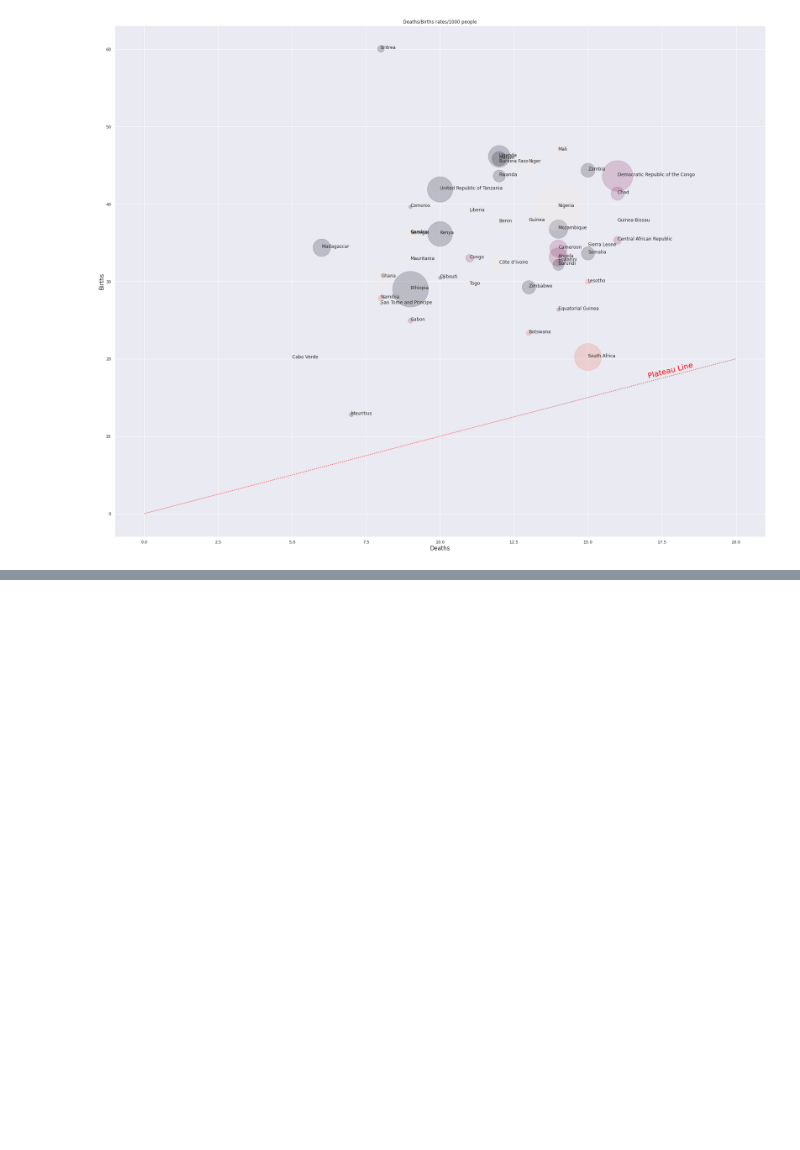
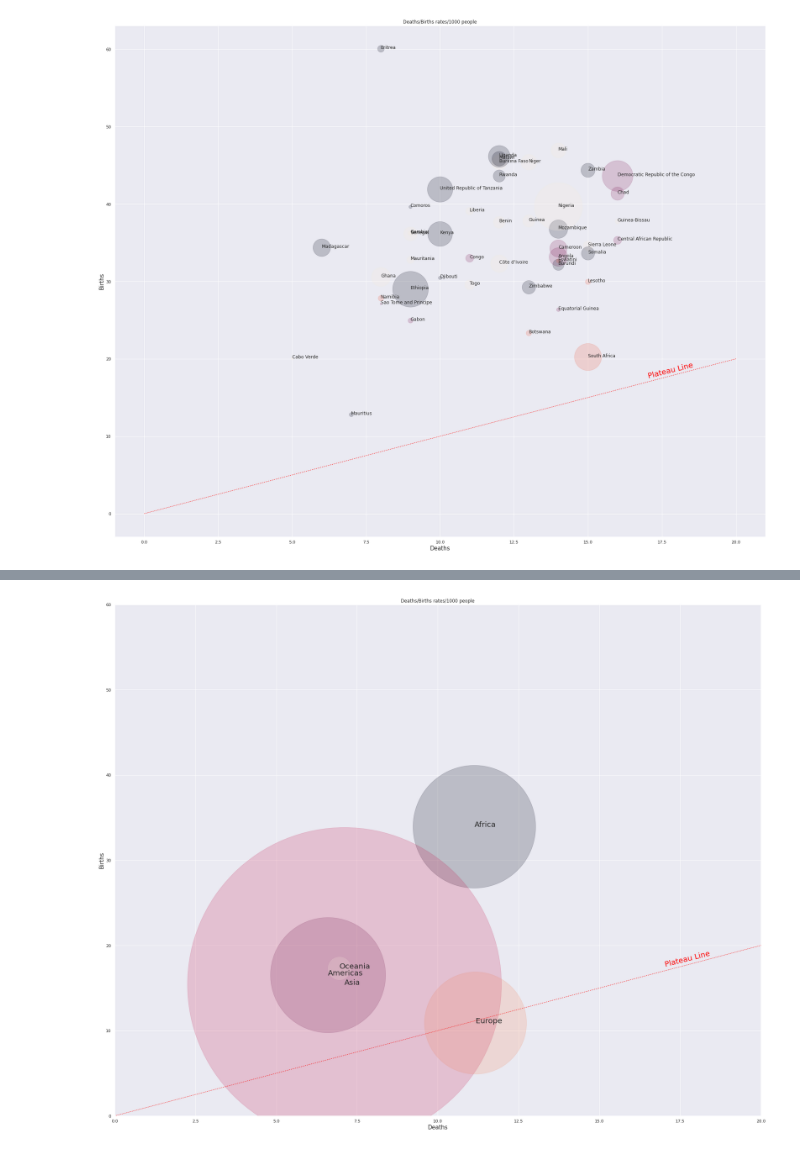
Before and after one commit to castorgit/UN-data-course, a Jupyter notebook: 05 UN Syncro practice.ipynb, the cells around one changed output, grey strips where cells are left out. Drawn from its saved outputs; the diff is of its cells as text; code cells hidden in the pictures; blank space fills up the shorter version.

```diff
--- a/05 UN Syncro practice.ipynb
+++ b/05 UN Syncro practice.ipynb
@@ -526,0 +627,4 @@ plt.show()
+# %%
+# Averages per region
+merged_df = pd.read_csv('pollastre.csv', header=0)
+merged_df.columns
@@ -526,0 +641,9 @@ plt.show()
+# %%
+columns_to_drop = ['Unnamed: 0', 'Deaths_ratio', 'Global Code', 'Global Name', 'Region Code',
+       'Sub-region Code', 'Sub-region Name', 'Intermediate Region Code',
+       'Intermediate Region Name', 'M49 Code', 'ISO-alpha2 Code',
+       'ISO-alpha3 Code', 'Least Developed Countries (LDC)',
+       'Land Locked Developing Countries (LLDC)',
+       'Small Island Developing States (SIDS)',
+       'Developed / Developing Countries', 'Unnamed: 16', 'Births_ratio', 'Country or Area']
+merged_df1 = merged_df.drop(columns_to_drop, axis=1)
@@ -526,0 +653,5 @@ plt.show()
+# %%
+merged_df1 = merged_df1.groupby(by=["Region Name"]).sum().reset_index()
+# %%
+merged_df1['death_rate'] = (merged_df1['Deaths']/merged_df1['Population'])*1000
+merged_df1['birth_rate'] = (merged_df1['Births']/merged_df1['Population'])*1000
@@ -526,0 +667,41 @@ plt.show()
+# %%
+name = "Accent"
+my_cmap = get_cmap(name)
+
+
+# Marker size in units of points^2
+v_size = merged_df1['Population']/10
+
+# Colors
+
+plt.rcParams["figure.figsize"] = (25,20)
+fig, ax = plt.subplots()
+ax.scatter(merged_df1['death_rate'], merged_df1['birth_rate'], s=v_size,
+           c = merged_df1['Region Name'].astype('category').cat.codes, alpha=0.2)
+
+# plot plateau line
+ax.plot(np.linspace(0, 20, 10), np.linspace(0, 20, 10 ), c= "red", marker=' ', linestyle=':')
+text  = ax.annotate('Plateau Line', xy=(17,17.5), xycoords='data', size=20, color='red')
+slope_degrees = np.degrees(np.arctan(2/8)) # carefull only works for this figure size
+text.set_rotation(slope_degrees)
+
+ax.set_xlim([0,20])
+ax.set_ylim([0,60])
+
+ax.set_xlabel(r'Deaths', fontsize=15)
+ax.set_ylabel(r'Births', fontsize=15)
+ax.set_title('Deaths/Births rates/1000 people')
+
+y = merged_df1['birth_rate'].to_list()
+z = merged_df1['death_rate'].to_list()
+n = merged_df1['Region Name'].to_list()
+
+ax.grid(True)
+
+for i, txt in enumerate(n):
+    ax.annotate(txt, (z[i], y[i]), size=20)
+fig.tight_layout()
+
+plt.show()
+# %% [output]
+[figure, added]
```
Also changed, not shown: parts of 16 cells of this notebook.
